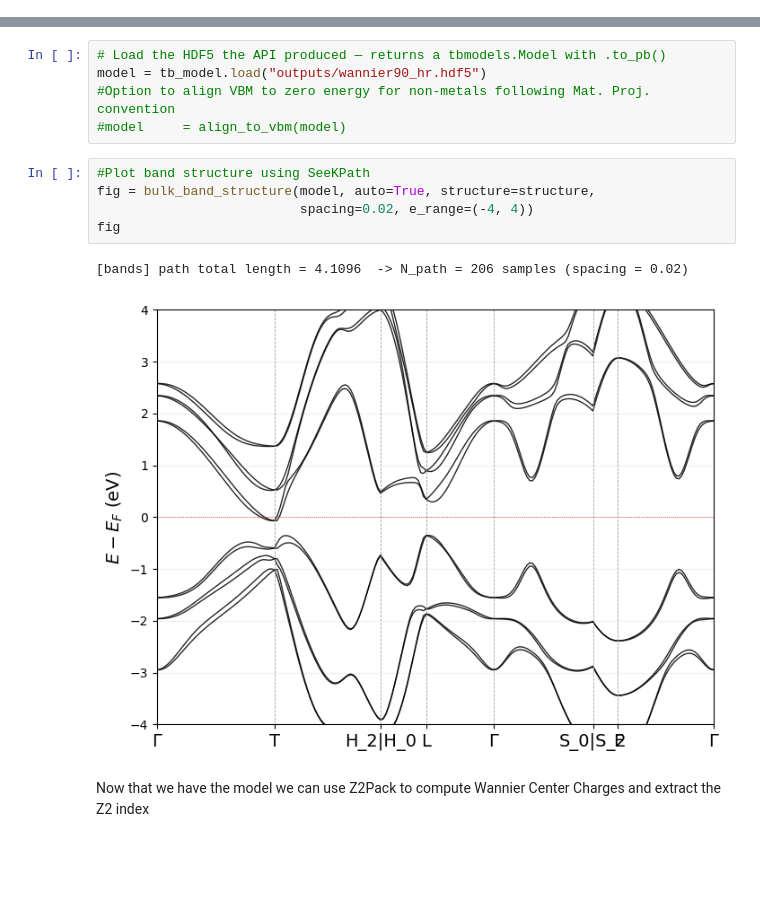
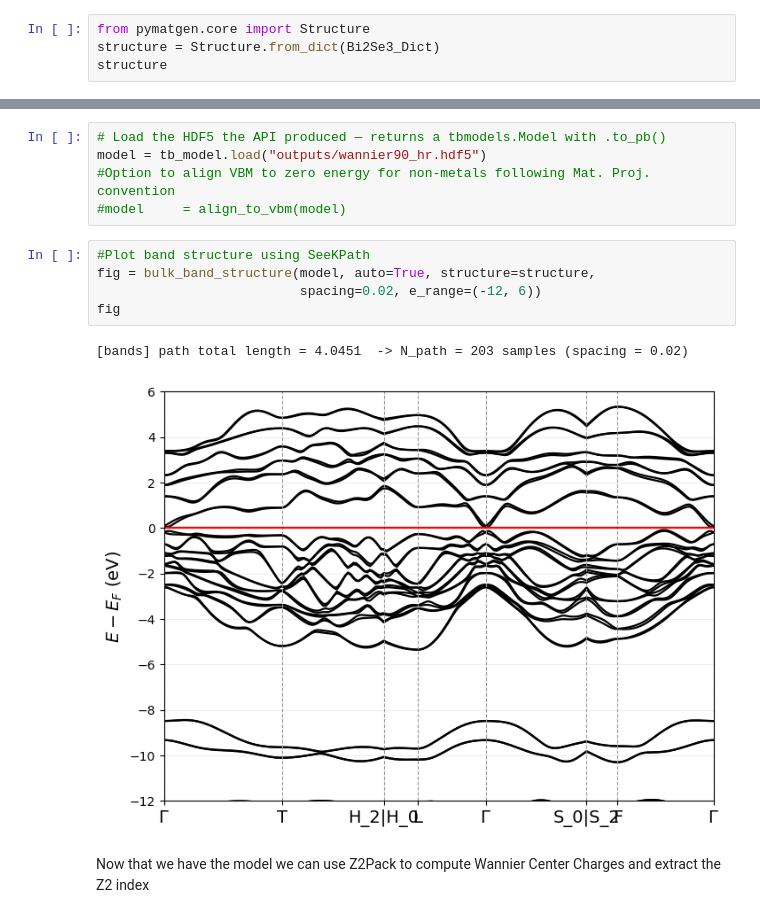
Before and after one commit to alextyner-tailwater/Tailwater, a Jupyter notebook: Tutorials/Compute_Z2.ipynb, the cells around one changed output, grey strips where cells are left out. Drawn from its saved outputs; the diff is of its cells as text; blank space fills up the shorter version.

```diff
--- a/Tutorials/Compute_Z2.ipynb
+++ b/Tutorials/Compute_Z2.ipynb
@@ -40,3 +57,7 @@ structure
+# %%
+from pymatgen.core import Structure
+structure = Structure.from_dict(Bi2Se3_Dict)
+structure
 # %%
 #Load Tailwater frontend
 import numpy as np
@@ -59,11 +80,11 @@ model = tb_model.load("outputs/wannier90_hr.hdf5")
 # %%
 #Plot band structure using SeeKPath
 fig = bulk_band_structure(model, auto=True, structure=structure,
-                          spacing=0.02, e_range=(-4, 4))
+                          spacing=0.02, e_range=(-12, 6))
 fig
 # %% [output]
-[bands] path total length = 4.1096  -> N_path = 206 samples (spacing = 0.02)
+[bands] path total length = 4.0451  -> N_path = 203 samples (spacing = 0.02)
-[figure, old version]
+[figure, new version]
 # %% [markdown]
 Now that we have the model we can use Z2Pack to compute Wannier Center Charges and extract the Z2 index
 # %%
```
Also changed, not shown: parts of 9 cells of this notebook.
